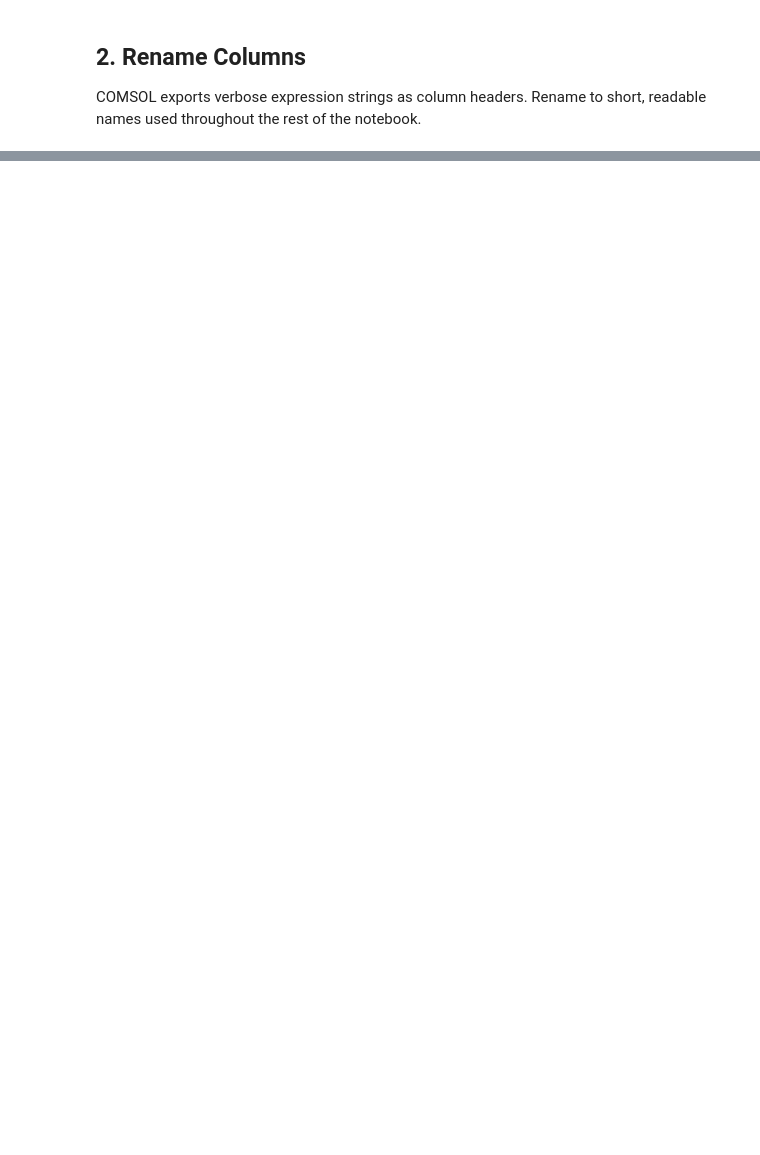
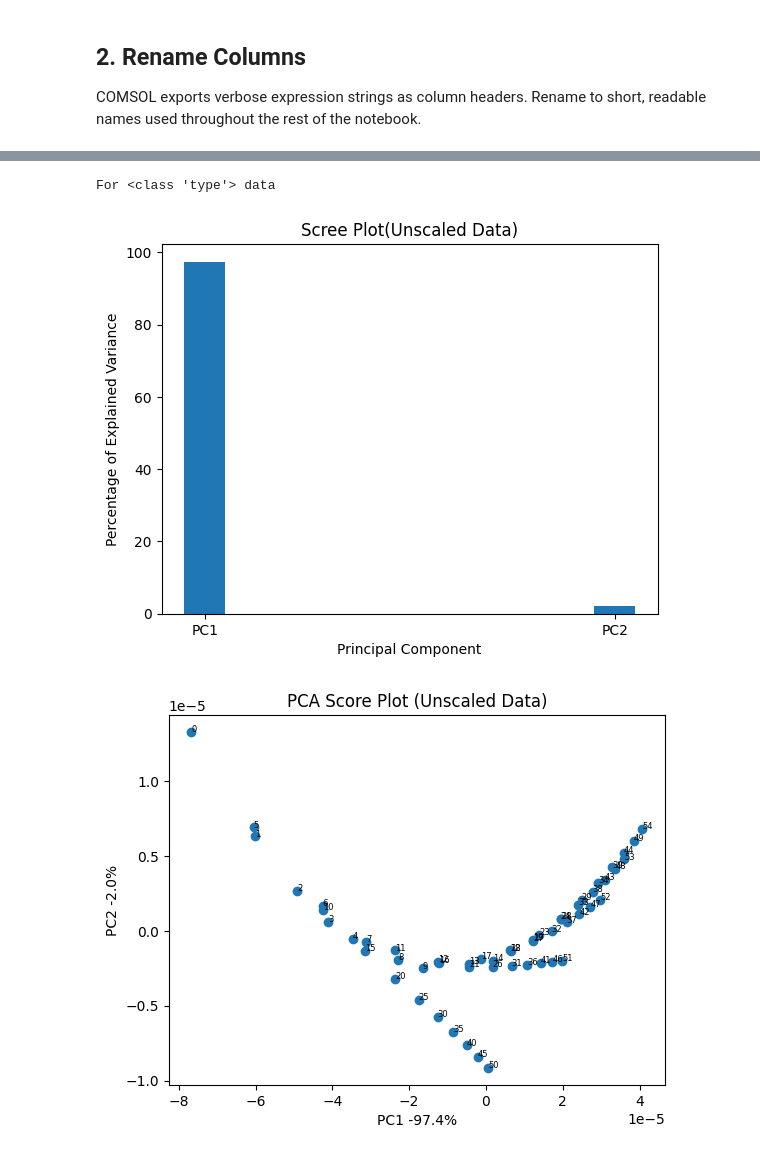
Before and after one commit to Benn800/ect-inversion, a Jupyter notebook: notebooks/01_eda.ipynb, the cells around one changed output, grey strips where cells are left out. Drawn from its saved outputs; the diff is of its cells as text; code cells hidden in the pictures; blank space fills up the shorter version.

```diff
--- a/notebooks/01_eda.ipynb
+++ b/notebooks/01_eda.ipynb
@@ -163,0 +480,9 @@ plt.show()
+# %%
+unscaled_data = wide_df.iloc[:, 2:]
+features = unscaled_data.columns.to_list()
+
+un_loadings, un_scores = compute_pca(unscaled_data, 'Unscaled', features)
+# %% [output]
+For <class 'type'> data
+[figure, added]
+[figure, added]
```
Also changed, not shown: parts of 32 cells of this notebook, 7 other files.
